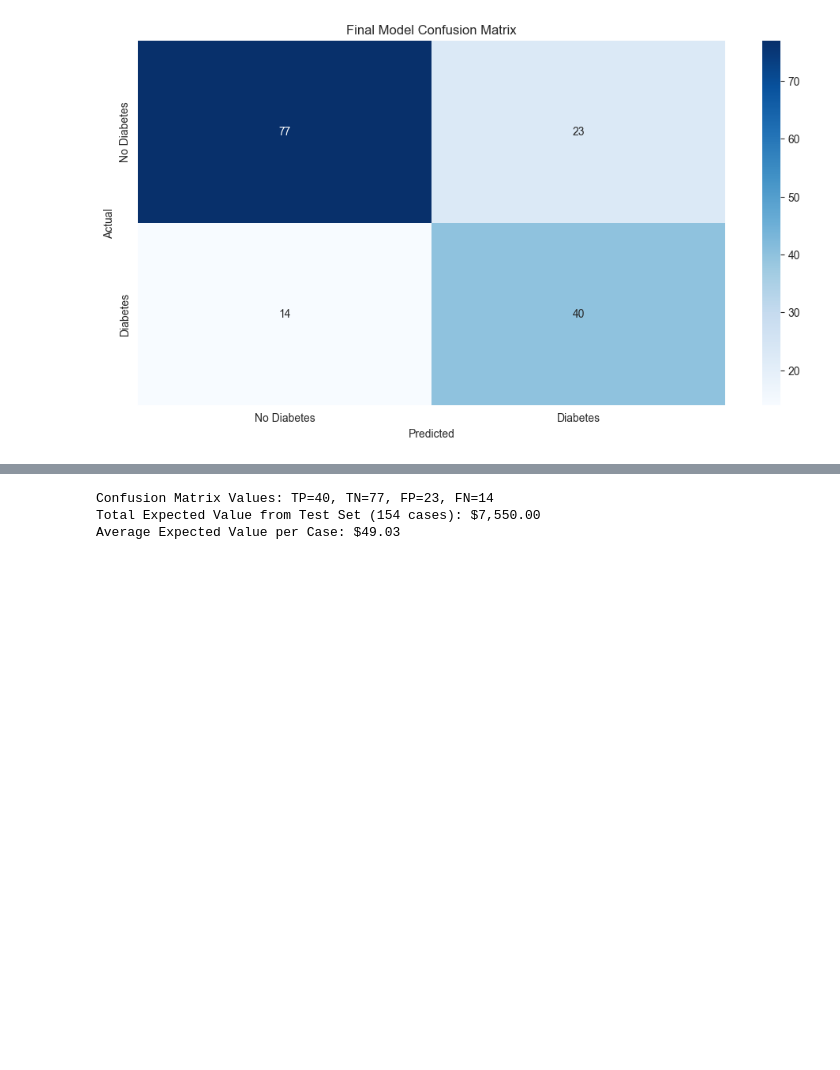
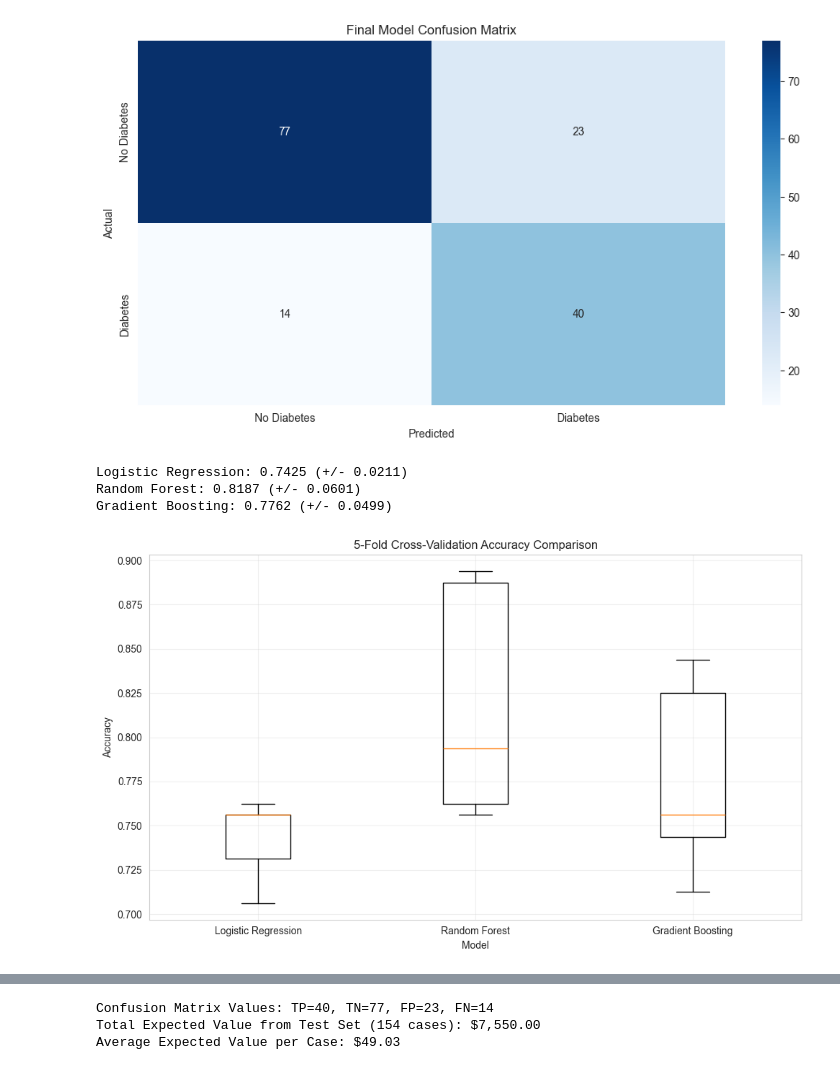
Before and after one commit to tireinny/BANA-273-Final-Project, a Jupyter notebook: Diabetes_Prediction_V2.ipynb, the cells around one changed output, grey strips where cells are left out. Cells and saved outputs as stored; diff of their text form; code cells hidden in the pictures; blank space fills up the shorter version.

```diff
--- a/Diabetes_Prediction_V2.ipynb
+++ b/Diabetes_Prediction_V2.ipynb
@@ -205,3 +230,40 @@ weighted avg       0.77      0.76      0.76       154
 
 ROC-AUC Score: 0.8267
 [figure]
+# %%
+##5-fold cross-validation comparison for model selection
+from sklearn.model_selection import cross_val_score ##import cross-validation function
+from sklearn.linear_model import LogisticRegression ##import logistic regression
+from sklearn.ensemble import GradientBoostingClassifier ##import gradient boosting
+import matplotlib.pyplot as plt ##import plotting library
+
+##Define models to compare
+models = { ##create dictionary of models
+    'Logistic Regression': LogisticRegression(max_iter=1000), ##logistic regression model
+    'Random Forest': RandomForestClassifier(random_state=42), ##random forest model
+    'Gradient Boosting': GradientBoostingClassifier(random_state=42) ##gradient boosting model
+}
+
+##Store CV scores
+cv_results = {} ##initialize results dictionary
+
+##Perform 5-fold cross-validation for each model
+for name, model in models.items(): ##iterate through models
+    scores = cross_val_score(model, X_train_smote, y_train_smote, cv=5, scoring='accuracy') ##perform 5-fold CV
+    cv_results[name] = scores ##store scores
+    print(f"{name}: {scores.mean():.4f} (+/- {scores.std():.4f})") ##print mean and std
+
+##Create boxplot visualization
+plt.figure(figsize=(10, 6)) ##set figure size
+plt.boxplot(cv_results.values(), labels=cv_results.keys()) ##create boxplot
+plt.title('5-Fold Cross-Validation Accuracy Comparison') ##add title
+plt.ylabel('Accuracy') ##add y-label
+plt.xlabel('Model') ##add x-label
+plt.grid(True, alpha=0.3) ##add grid
+plt.tight_layout() ##adjust layout
+plt.show() ##display plot
+# %% [output]
+Logistic Regression: 0.7425 (+/- 0.0211)
+Random Forest: 0.8187 (+/- 0.0601)
+Gradient Boosting: 0.7762 (+/- 0.0499)
+[figure, added]
```
Also changed, not shown: parts of 5 cells of this notebook, 4 other files.
